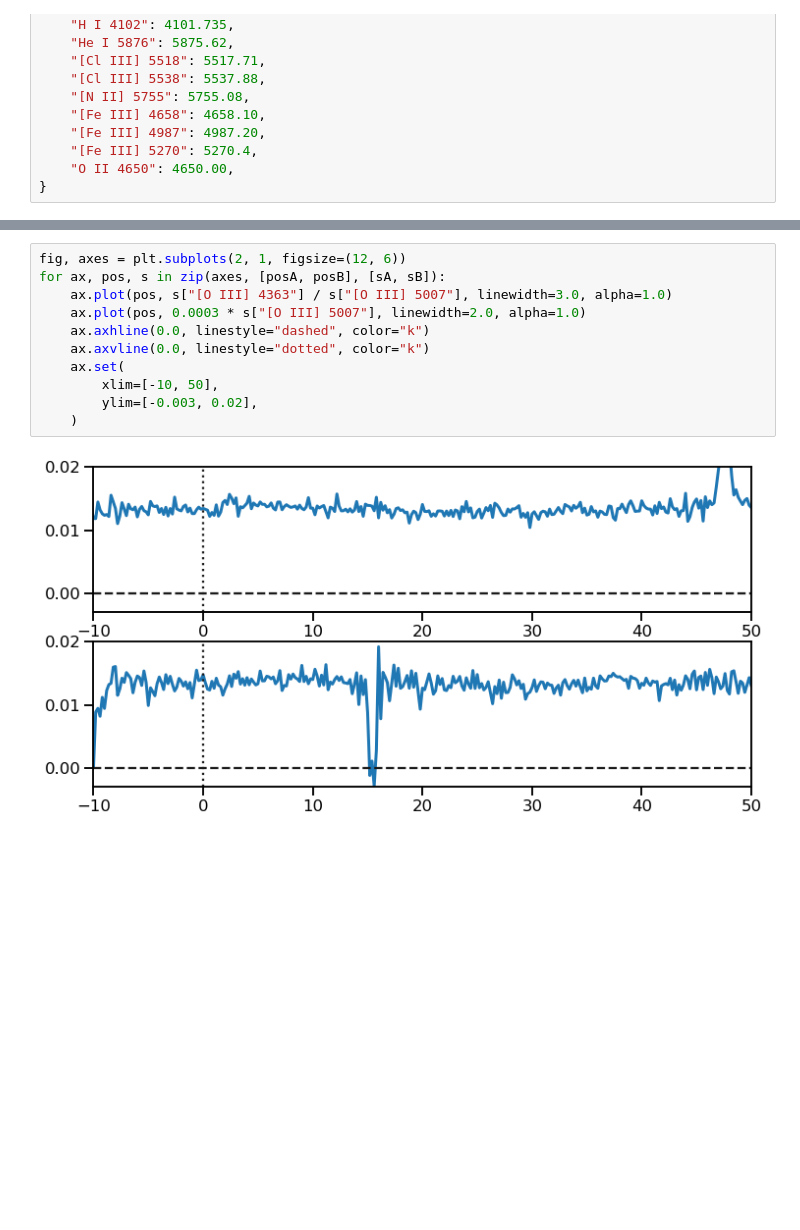
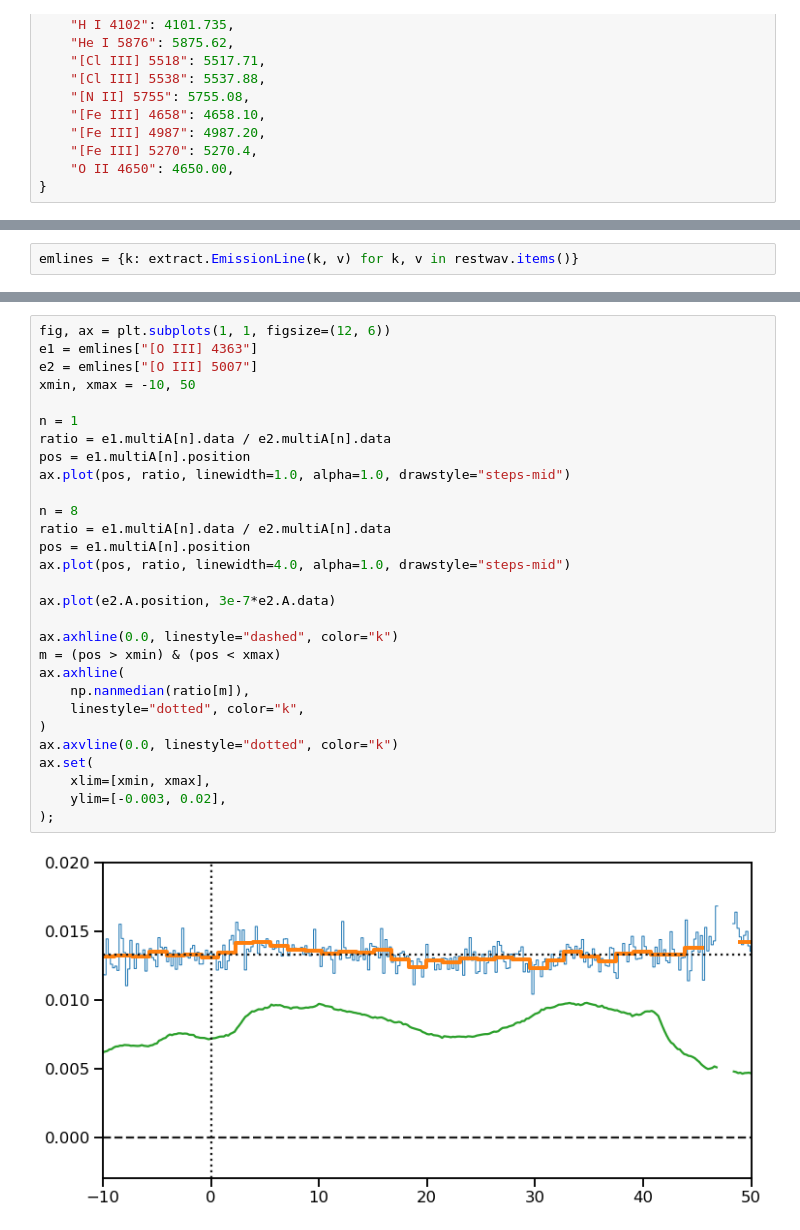
Before and after one commit to will-henney/muse-hii-regions, a Jupyter notebook: notebooks/10-01-ngc346-fors1-spatial-profiles.ipynb, the cells around one changed output, grey strips where cells are left out. Saved outputs shown, nothing was run; the diff lists cells and outputs as text; blank space fills up the shorter version.

Commit message:
Apply the multibinning to the slit profiles

```diff
--- a/notebooks/10-01-ngc346-fors1-spatial-profiles.ipynb
+++ b/notebooks/10-01-ngc346-fors1-spatial-profiles.ipynb
@@ -151,0 +83,2 @@ posB *= -1.0
+# %%
+emlines = {k: extract.EmissionLine(k, v) for k, v in restwav.items()}
@@ -194,13 +200,31 @@ for ax in axes:
 # %%
-fig, axes = plt.subplots(2, 1, figsize=(12, 6))
-for ax, pos, s in zip(axes, [posA, posB], [sA, sB]):
-    ax.plot(pos, s["[O III] 4363"] / s["[O III] 5007"], linewidth=3.0, alpha=1.0)
-    ax.plot(pos, 0.0003 * s["[O III] 5007"], linewidth=2.0, alpha=1.0)
-    ax.axhline(0.0, linestyle="dashed", color="k")
-    ax.axvline(0.0, linestyle="dotted", color="k")
-    ax.set(
-        xlim=[-10, 50],
-        ylim=[-0.003, 0.02],
-    )
+fig, ax = plt.subplots(1, 1, figsize=(12, 6))
+e1 = emlines["[O III] 4363"]
+e2 = emlines["[O III] 5007"]
+xmin, xmax = -10, 50
+
+n = 1
+ratio = e1.multiA[n].data / e2.multiA[n].data
+pos = e1.multiA[n].position
+ax.plot(pos, ratio, linewidth=1.0, alpha=1.0, drawstyle="steps-mid")
+
+n = 8
+ratio = e1.multiA[n].data / e2.multiA[n].data
+pos = e1.multiA[n].position
+ax.plot(pos, ratio, linewidth=4.0, alpha=1.0, drawstyle="steps-mid")
+
+ax.plot(e2.A.position, 3e-7*e2.A.data)
+
+ax.axhline(0.0, linestyle="dashed", color="k")
+m = (pos > xmin) & (pos < xmax)
+ax.axhline(
+    np.nanmedian(ratio[m]),
+    linestyle="dotted", color="k",
+)
+ax.axvline(0.0, linestyle="dotted", color="k")
+ax.set(
+    xlim=[xmin, xmax],
+    ylim=[-0.003, 0.02],
+);
 # %% [output]
-[figure, old version]
+[figure, new version]
```
Also changed, not shown: parts of 27 cells of this notebook, 32 other files.
